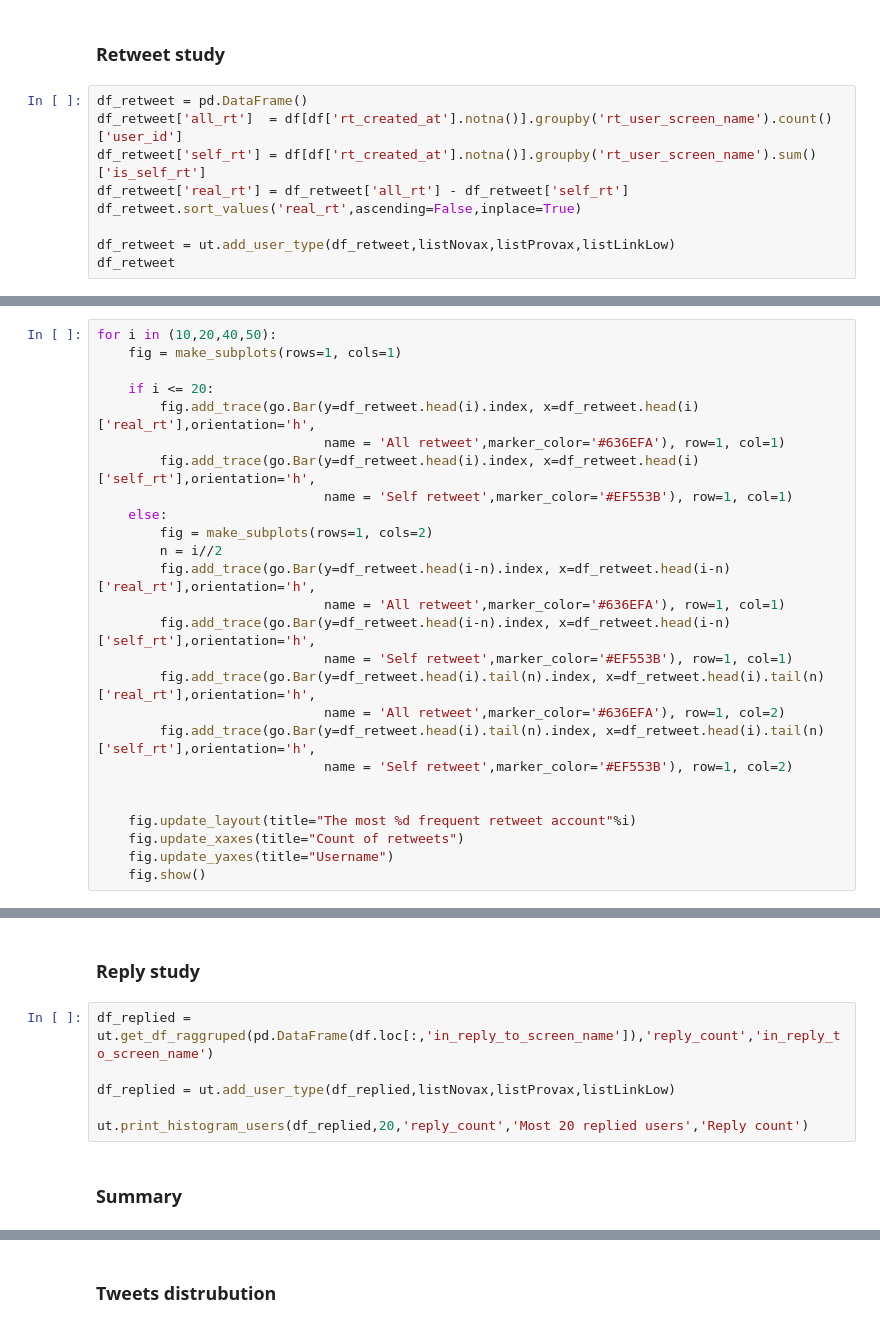
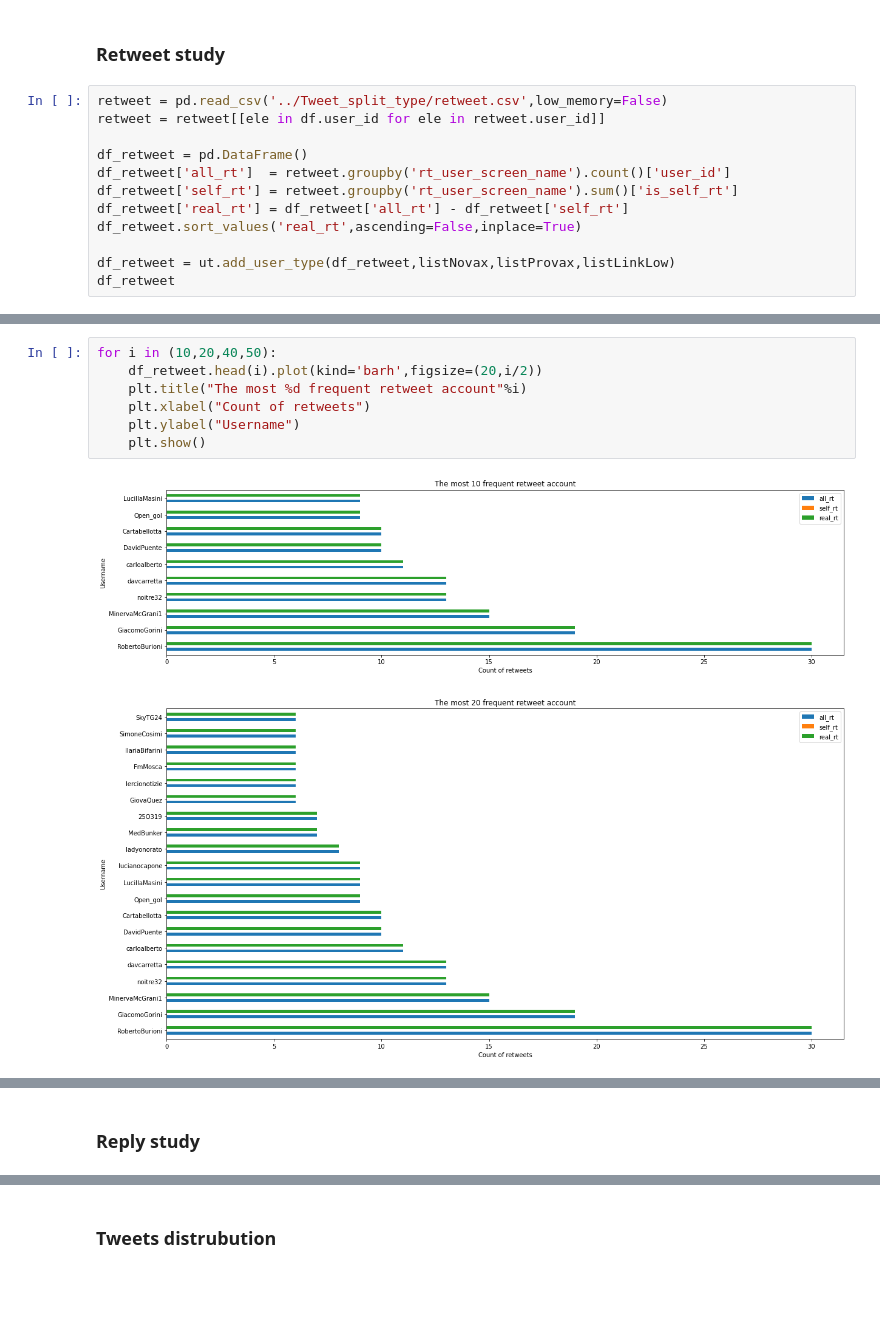
Before and after one commit to giada-c/twitterStudy, a Jupyter notebook: 2_Account_study/Account_study-Provax.ipynb, the cells around one changed output, grey strips where cells are left out. Cells and saved outputs as stored; diff of their text form; blank space fills up the shorter version.

```diff
--- a/2_Account_study/Account_study-Provax.ipynb
+++ b/2_Account_study/Account_study-Provax.ipynb
@@ -117,9 +170,12 @@ ut.print_histogram_users(df_tweets,20,'tweet_count','Most %d users that create p
 # %% [markdown]
 ### Retweet study
 # %%
+retweet = pd.read_csv('../Tweet_split_type/retweet.csv',low_memory=False)
+retweet = retweet[[ele in df.user_id for ele in retweet.user_id]]
+
 df_retweet = pd.DataFrame()
-df_retweet['all_rt']  = df[df['rt_created_at'].notna()].groupby('rt_user_screen_name').count()['user_id']
-df_retweet['self_rt'] = df[df['rt_created_at'].notna()].groupby('rt_user_screen_name').sum()['is_self_rt']
+df_retweet['all_rt']  = retweet.groupby('rt_user_screen_name').count()['user_id']
+df_retweet['self_rt'] = retweet.groupby('rt_user_screen_name').sum()['is_self_rt']
 df_retweet['real_rt'] = df_retweet['all_rt'] - df_retweet['self_rt']
 df_retweet.sort_values('real_rt',ascending=False,inplace=True)
 
@@ -131,26 +207,10 @@ for i in (10,20,40,50):
-# %%
-for i in (10,20,40,50):
-    fig = make_subplots(rows=1, cols=1)
-
-    if i <= 20:
-        fig.add_trace(go.Bar(y=df_retweet.head(i).index, x=df_retweet.head(i)['real_rt'],orientation='h',
-                             name = 'All retweet',marker_color='#636EFA'), row=1, col=1)
-        fig.add_trace(go.Bar(y=df_retweet.head(i).index, x=df_retweet.head(i)['self_rt'],orientation='h',
-                             name = 'Self retweet',marker_color='#EF553B'), row=1, col=1)
-    else:
-        fig = make_subplots(rows=1, cols=2)
-        n = i//2
-        fig.add_trace(go.Bar(y=df_retweet.head(i-n).index, x=df_retweet.head(i-n)['real_rt'],orientation='h',
-                             name = 'All retweet',marker_color='#636EFA'), row=1, col=1)
-        fig.add_trace(go.Bar(y=df_retweet.head(i-n).index, x=df_retweet.head(i-n)['self_rt'],orientation='h',
-                             name = 'Self retweet',marker_color='#EF553B'), row=1, col=1)
-        fig.add_trace(go.Bar(y=df_retweet.head(i).tail(n).index, x=df_retweet.head(i).tail(n)['real_rt'],orientation='h',
-                             name = 'All retweet',marker_color='#636EFA'), row=1, col=2)
-        fig.add_trace(go.Bar(y=df_retweet.head(i).tail(n).index, x=df_retweet.head(i).tail(n)['self_rt'],orientation='h',
-                             name = 'Self retweet',marker_color='#EF553B'), row=1, col=2)
-
-
-    fig.update_layout(title="The most %d frequent retweet account"%i)
-    fig.update_xaxes(title="Count of retweets")
-    fig.update_yaxes(title="Username")
-    fig.show()
+# %%
+for i in (10,20,40,50):
+    df_retweet.head(i).plot(kind='barh',figsize=(20,i/2))
+    plt.title("The most %d frequent retweet account"%i)
+    plt.xlabel("Count of retweets")
+    plt.ylabel("Username")
+    plt.show()
+# %% [output]
+[figure, added]
+[figure, added]
@@ -157,10 +219,2 @@ for i in (10,20,40,50):
 # %% [markdown]
 ### Reply study
-# %%
-df_replied = ut.get_df_raggruped(pd.DataFrame(df.loc[:,'in_reply_to_screen_name']),'reply_count','in_reply_to_screen_name')
-
-df_replied = ut.add_user_type(df_replied,listNovax,listProvax,listLinkLow)
-
-ut.print_histogram_users(df_replied,20,'reply_count','Most 20 replied users','Reply count')
-# %% [markdown]
-### Summary
```
Also changed, not shown: parts of 32 cells of this notebook, 6 other files.
